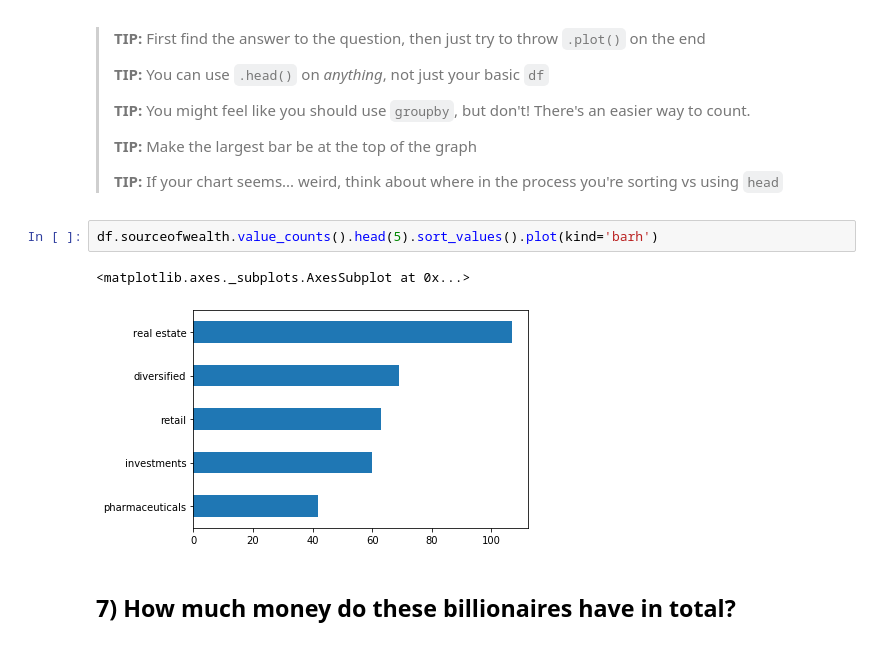
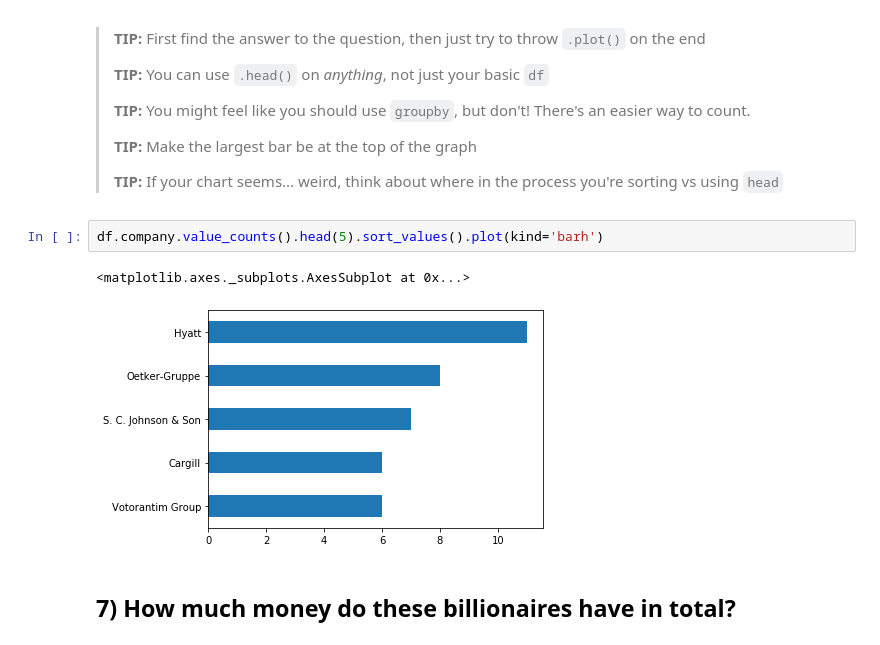
Before and after one commit to TAOSHI526/foundations_homework, a Jupyter notebook: 05-homework/02-Billionaires-Shi.ipynb, the cells around one changed output. Saved outputs shown, nothing was run; the diff lists cells and outputs as text.

```diff
--- a/05-homework/02-Billionaires-Shi.ipynb
+++ b/05-homework/02-Billionaires-Shi.ipynb
@@ -147,10 +147,10 @@ Name: typeofwealth, dtype: int64
 >
 > **TIP:** If your chart seems... weird, think about where in the process you're sorting vs using `head`
 # %%
-df.sourceofwealth.value_counts().head(5).sort_values().plot(kind='barh')
+df.company.value_counts().head(5).sort_values().plot(kind='barh')
 # %% [output]
 <matplotlib.axes._subplots.AxesSubplot at 0x...>
-[figure, old version]
+[figure, new version]
 # %% [markdown]
 ## 7) How much money do these billionaires have in total?
 # %%
```
